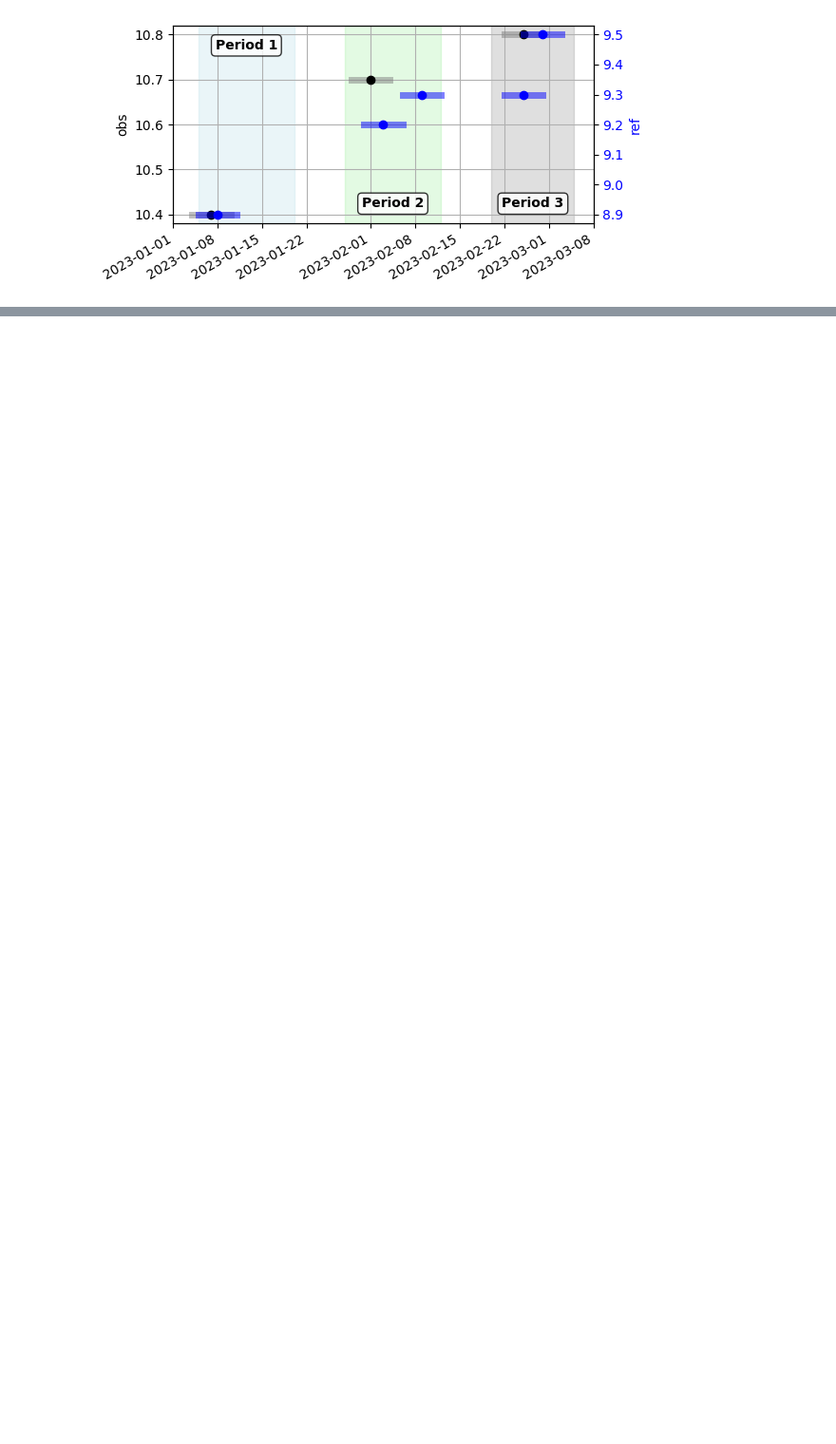
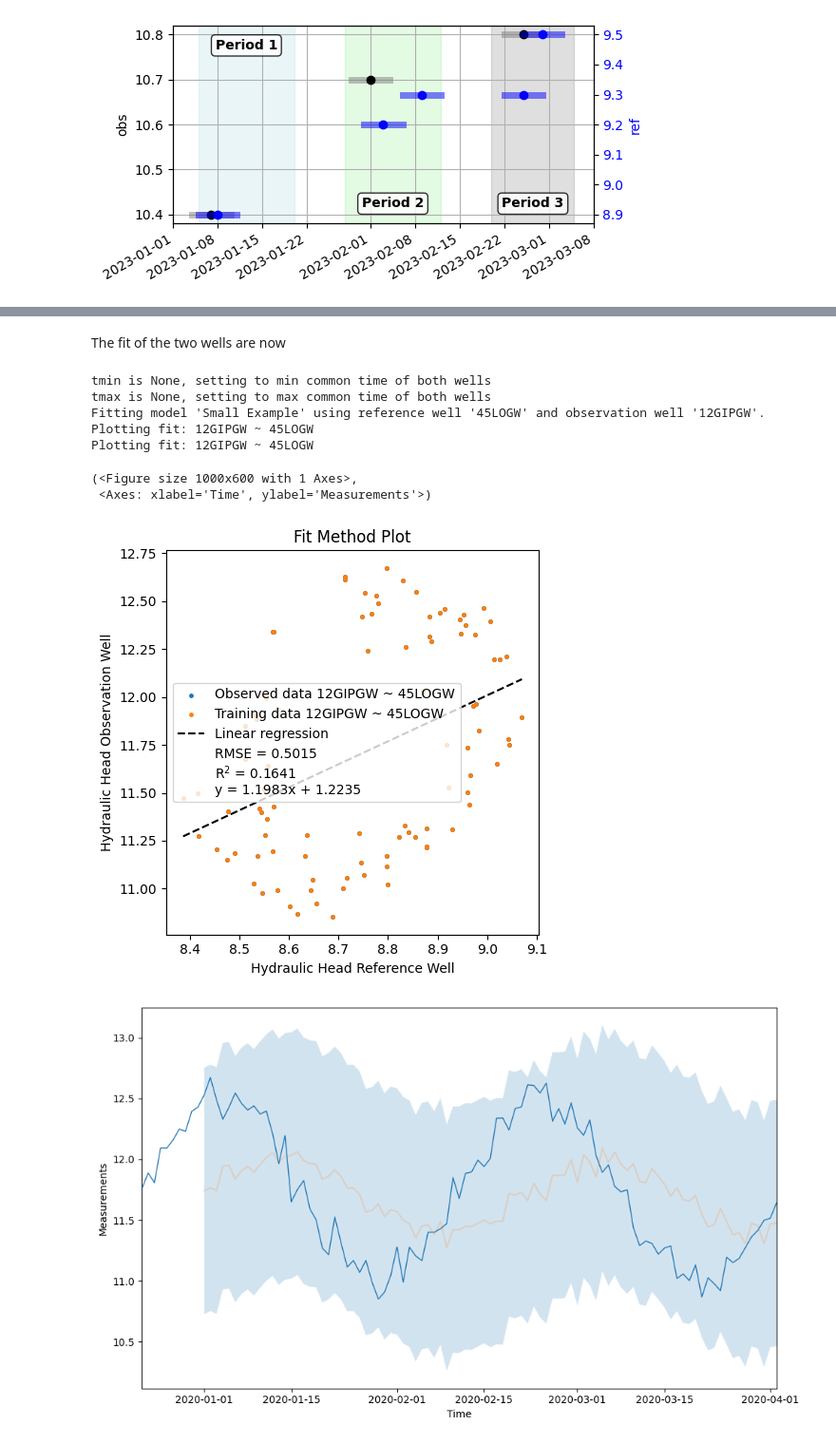
Before and after one commit to andersretznerSGU/gwrefpy, a Jupyter notebook: docs/user_guide/3_time_offsets.ipynb, the cells around one changed output, grey strips where cells are left out. Shown at 95% size. Cells and saved outputs as stored; diff of their text form; code cells hidden in the pictures; blank space fills up the shorter version.

```diff
--- a/docs/user_guide/3_time_offsets.ipynb
+++ b/docs/user_guide/3_time_offsets.ipynb
@@ -213,0 +223,16 @@ This concludes this notebook on time offsets in `gwrefpy`. Happy fitting!
+# %% [markdown]
+The fit of the two wells are now
+# %%
+fit0 = model.fit(obs_well=obs_well, ref_well=ref_well, offset="0D")
+model.plot_fitmethod(fit0)
+model.plot_fits(fit0)
+# %% [output]
+tmin is None, setting to min common time of both wells
+tmax is None, setting to max common time of both wells
+Fitting model 'Small Example' using reference well '45LOGW' and observation well '12GIPGW'.
+Plotting fit: 12GIPGW ~ 45LOGW
+Plotting fit: 12GIPGW ~ 45LOGW
+(<Figure size 1000x600 with 1 Axes>,
+ <Axes: xlabel='Time', ylabel='Measurements'>)
+[figure, added]
+[figure, added]
```
Also changed, not shown: parts of 9 cells of this notebook, 8 other files.
